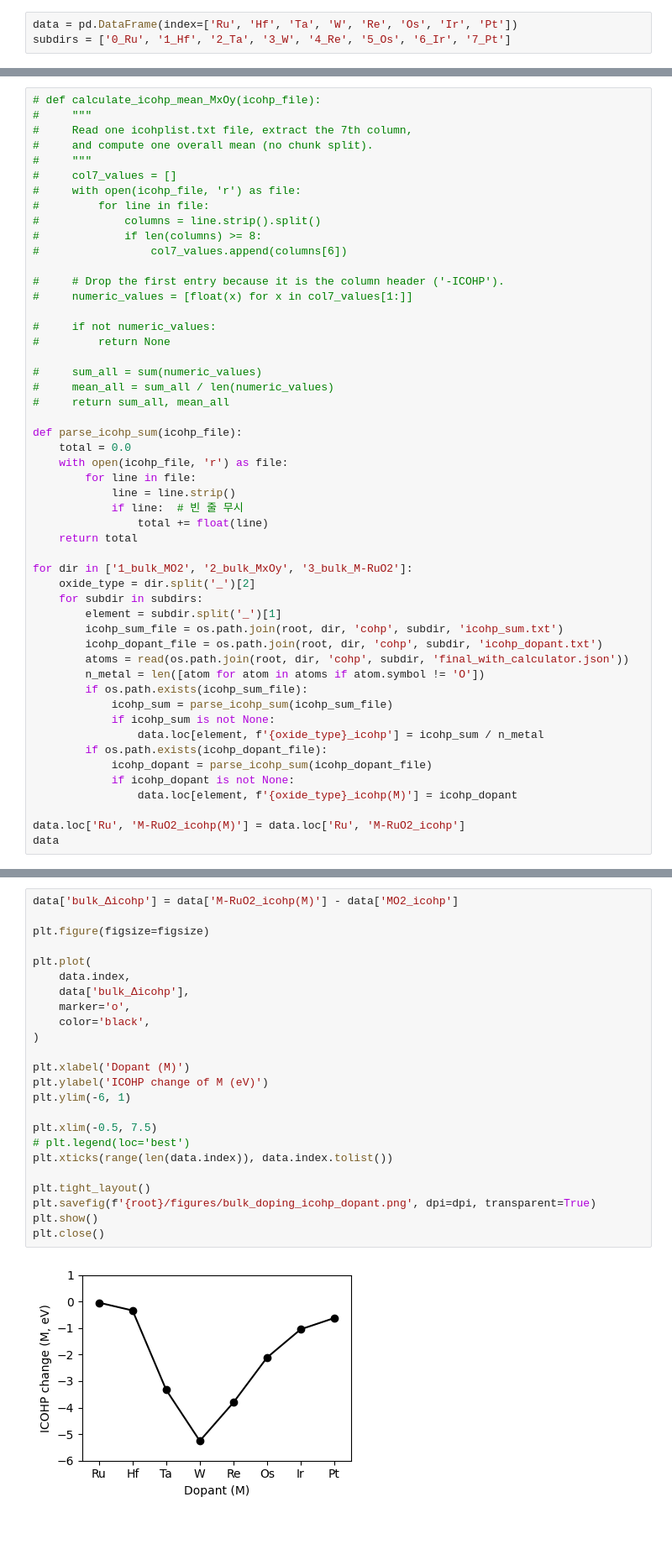
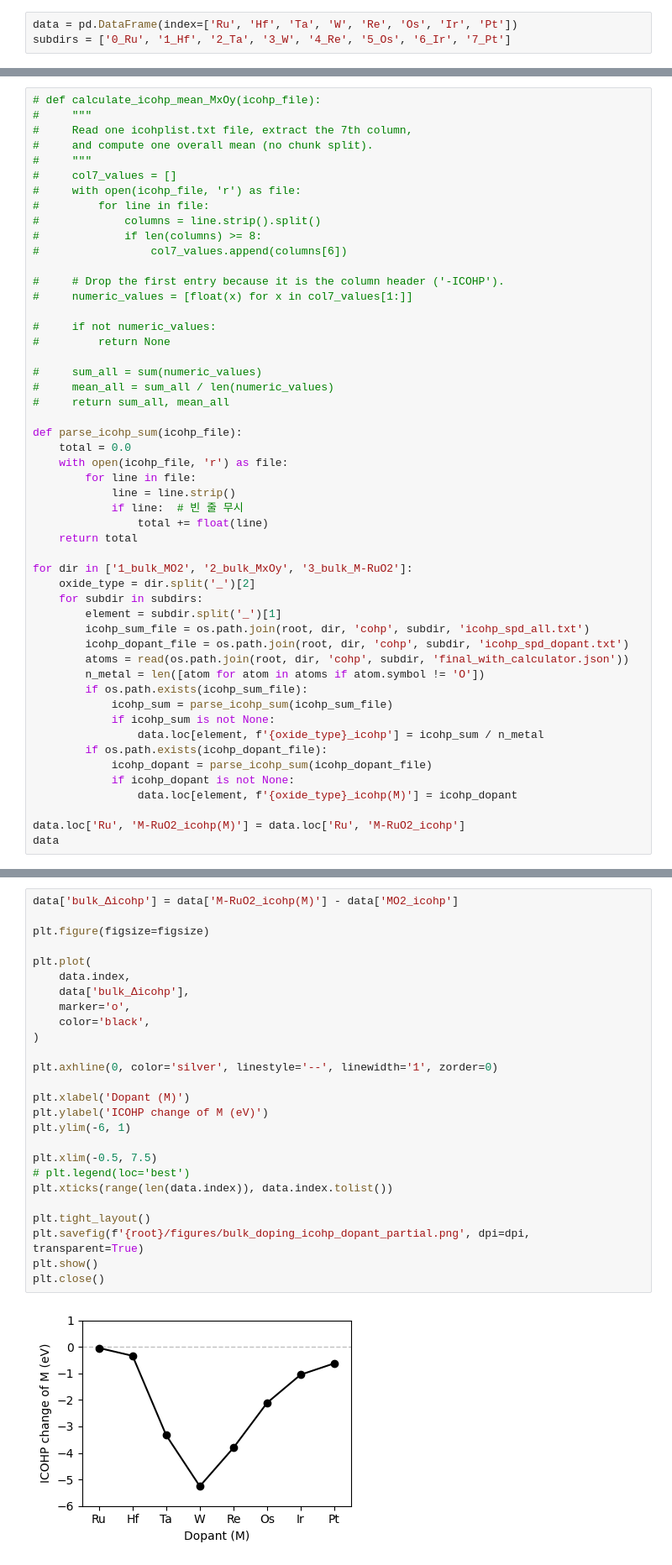
Before and after one commit to jhyeonjung97/tools, a Jupyter notebook: ruo2/icohp.ipynb, the cells around one changed output, grey strips where cells are left out. Shown at 84% size. Cells and saved outputs as stored; diff of their text form; blank space fills up the shorter version.

```diff
--- a/ruo2/icohp.ipynb
+++ b/ruo2/icohp.ipynb
@@ -411,8 +415,8 @@ for dir in ['1_bulk_MO2', '2_bulk_MxOy', '3_bulk_M-RuO2']:
     oxide_type = dir.split('_')[2]
     for subdir in subdirs:
         element = subdir.split('_')[1]
-        icohp_sum_file = os.path.join(root, dir, 'cohp', subdir, 'icohp_sum.txt')
-        icohp_dopant_file = os.path.join(root, dir, 'cohp', subdir, 'icohp_dopant.txt')
+        icohp_sum_file = os.path.join(root, dir, 'cohp', subdir, 'icohp_spd_all.txt')
+        icohp_dopant_file = os.path.join(root, dir, 'cohp', subdir, 'icohp_spd_dopant.txt')
         atoms = read(os.path.join(root, dir, 'cohp', subdir, 'final_with_calculator.json'))
         n_metal = len([atom for atom in atoms if atom.symbol != 'O'])
         if os.path.exists(icohp_sum_file):
@@ -579,26 +583,28 @@ plt.close()
 # %%
 data['bulk_Δicohp'] = data['M-RuO2_icohp(M)'] - data['MO2_icohp']
 
 plt.figure(figsize=figsize)
 
 plt.plot(
     data.index,
     data['bulk_Δicohp'],
     marker='o',
     color='black',
 )
 
+plt.axhline(0, color='silver', linestyle='--', linewidth='1', zorder=0)
+
 plt.xlabel('Dopant (M)')
 plt.ylabel('ICOHP change of M (eV)')
 plt.ylim(-6, 1)
 
 plt.xlim(-0.5, 7.5)
 # plt.legend(loc='best')
 plt.xticks(range(len(data.index)), data.index.tolist())
 
 plt.tight_layout()
-plt.savefig(f'{root}/figures/bulk_doping_icohp_dopant.png', dpi=dpi, transparent=True)
+plt.savefig(f'{root}/figures/bulk_doping_icohp_dopant_partial.png', dpi=dpi, transparent=True)
 plt.show()
 plt.close()
 # %% [output]
-[figure, old version]
+[figure, new version]
```
Also changed, not shown: parts of 4 cells of this notebook, 1 other file.
